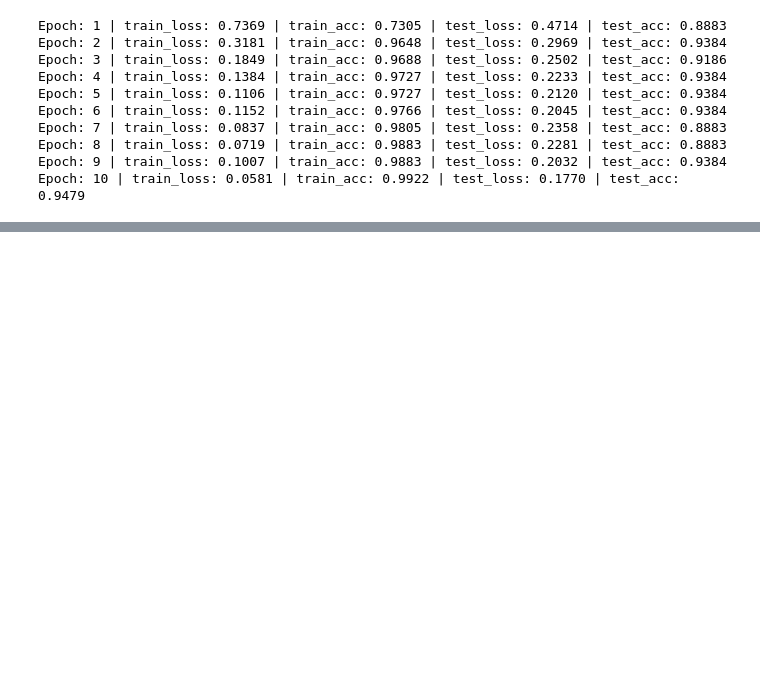
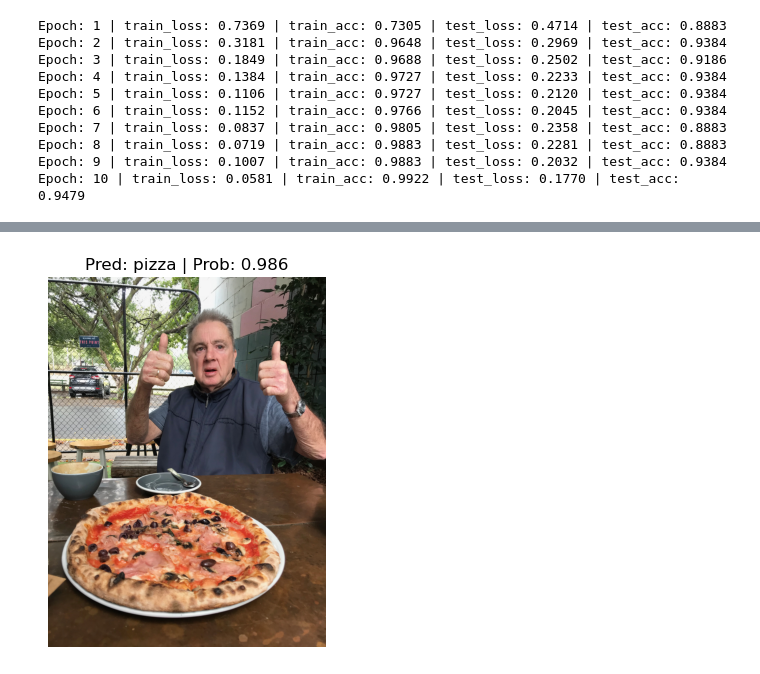
Before and after one commit to piyamure/ml_self_learning-, a Jupyter notebook: vision_transformer.ipynb, the cells around one changed output, grey strips where cells are left out. Saved outputs shown, nothing was run; the diff lists cells and outputs as text; code cells hidden in the pictures; blank space fills up the shorter version.

```diff
--- a/vision_transformer.ipynb
+++ b/vision_transformer.ipynb
@@ -363,0 +375,11 @@ Epoch: 10 | train_loss: 0.0581 | train_acc: 0.9922 | test_loss: 0.1770 | test_ac
+# %%
+# make prediction on custom image (not in the train or test data set)
+
+from pathlib import Path
+data_path = Path('DATA')
+custom_image_path = data_path/"04-pizza-dad.jpeg"
+
+from going_modular.predictions import pred_and_plot_image
+pred_and_plot_image(model=pretrained_vit,image_path=custom_image_path,class_names=class_names)
+# %% [output]
+[figure, added]
```
Also changed, not shown: parts of 3 cells of this notebook.
